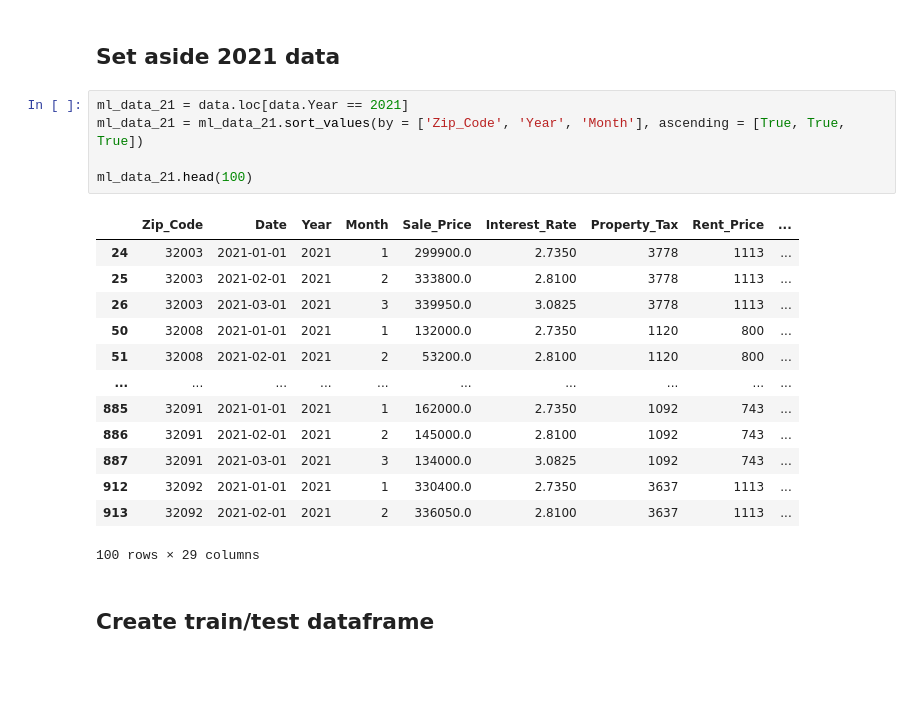
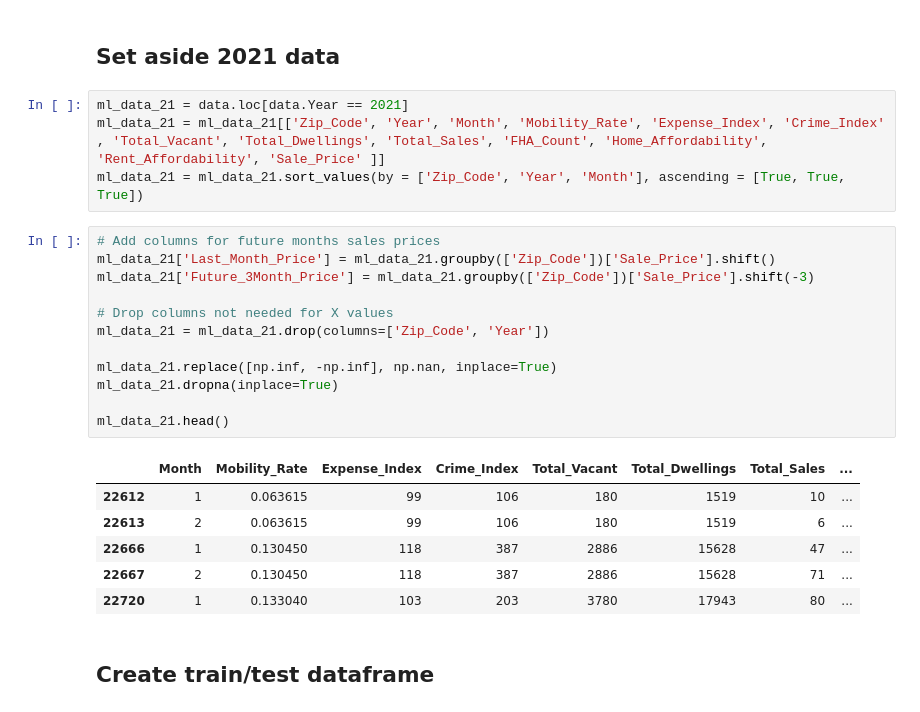
Before and after one commit to FinalProject-2021/Housing_Valuation, a Jupyter notebook: ML_model_K2.ipynb, the cells around one changed output. Cells and saved outputs as stored; diff of their text form; blank space fills up the shorter version.

```diff
--- a/ML_model_K2.ipynb
+++ b/ML_model_K2.ipynb
@@ -32,23 +32,27 @@ data.shape
 ## Set aside 2021 data
 # %%
 ml_data_21 = data.loc[data.Year == 2021]
+ml_data_21 = ml_data_21[['Zip_Code', 'Year', 'Month', 'Mobility_Rate', 'Expense_Index', 'Crime_Index' , 'Total_Vacant', 'Total_Dwellings', 'Total_Sales', 'FHA_Count', 'Home_Affordability', 'Rent_Affordability', 'Sale_Price' ]]
 ml_data_21 = ml_data_21.sort_values(by = ['Zip_Code', 'Year', 'Month'], ascending = [True, True, True])
-
-ml_data_21.head(100)
-# %% [output]
-|  | Zip_Code | Date | Year | Month | Sale_Price | Interest_Rate | Property_Tax | Rent_Price | ... |
-| 24 | 32003 | 2021-01-01 | 2021 | 1 | 299900.0 | 2.7350 | 3778 | 1113 | ... |
-| 25 | 32003 | 2021-02-01 | 2021 | 2 | 333800.0 | 2.8100 | 3778 | 1113 | ... |
-| 26 | 32003 | 2021-03-01 | 2021 | 3 | 339950.0 | 3.0825 | 3778 | 1113 | ... |
-| 50 | 32008 | 2021-01-01 | 2021 | 1 | 132000.0 | 2.7350 | 1120 | 800 | ... |
-| 51 | 32008 | 2021-02-01 | 2021 | 2 | 53200.0 | 2.8100 | 1120 | 800 | ... |
-| ... | ... | ... | ... | ... | ... | ... | ... | ... | ... |
-| 885 | 32091 | 2021-01-01 | 2021 | 1 | 162000.0 | 2.7350 | 1092 | 743 | ... |
-| 886 | 32091 | 2021-02-01 | 2021 | 2 | 145000.0 | 2.8100 | 1092 | 743 | ... |
-| 887 | 32091 | 2021-03-01 | 2021 | 3 | 134000.0 | 3.0825 | 1092 | 743 | ... |
-| 912 | 32092 | 2021-01-01 | 2021 | 1 | 330400.0 | 2.7350 | 3637 | 1113 | ... |
-| 913 | 32092 | 2021-02-01 | 2021 | 2 | 336050.0 | 2.8100 | 3637 | 1113 | ... |
-100 rows × 29 columns
+# %%
+# Add columns for future months sales prices
+ml_data_21['Last_Month_Price'] = ml_data_21.groupby(['Zip_Code'])['Sale_Price'].shift()
+ml_data_21['Future_3Month_Price'] = ml_data_21.groupby(['Zip_Code'])['Sale_Price'].shift(-3)
+
+# Drop columns not needed for X values
+ml_data_21 = ml_data_21.drop(columns=['Zip_Code', 'Year'])
+
+ml_data_21.replace([np.inf, -np.inf], np.nan, inplace=True)
+ml_data_21.dropna(inplace=True)
+
+ml_data_21.head()
+# %% [output]
+|  | Month | Mobility_Rate | Expense_Index | Crime_Index | Total_Vacant | Total_Dwellings | Total_Sales | ... |
+| 22612 | 1 | 0.063615 | 99 | 106 | 180 | 1519 | 10 | ... |
+| 22613 | 2 | 0.063615 | 99 | 106 | 180 | 1519 | 6 | ... |
+| 22666 | 1 | 0.130450 | 118 | 387 | 2886 | 15628 | 47 | ... |
+| 22667 | 2 | 0.130450 | 118 | 387 | 2886 | 15628 | 71 | ... |
+| 22720 | 1 | 0.133040 | 103 | 203 | 3780 | 17943 | 80 | ... |
 # %% [markdown]
 ## Create train/test dataframe
 # %%
```
Also changed, not shown: parts of 15 cells of this notebook.
